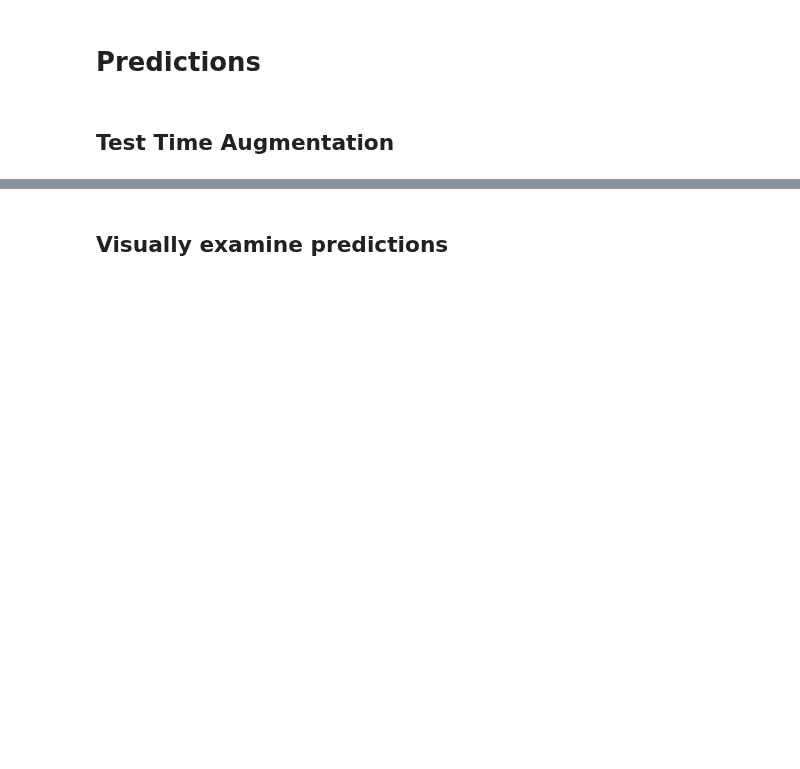
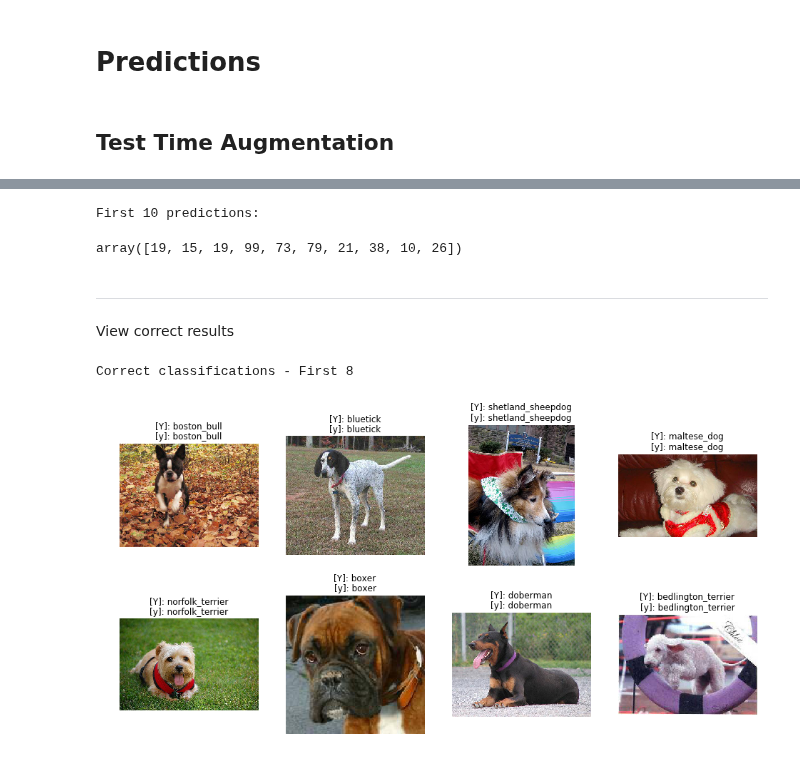
Before and after one commit to nrasch/Portfolio, a Jupyter notebook: Machine-Learning/Python/VisionTemplate.v1.ipynb, the cells around one changed output, grey strips where cells are left out. Drawn from its saved outputs; the diff is of its cells as text; code cells hidden in the pictures; blank space fills up the shorter version.

Commit message:
Initial commit of dog breed CV write-up

```diff
--- a/Machine-Learning/Python/VisionTemplate.v1.ipynb
+++ b/Machine-Learning/Python/VisionTemplate.v1.ipynb
@@ -284,9 +285,9 @@ Starting training on small images for a few epochs, then switching to bigger ima
 
 Also, *facepalm*:  `Unfreezing (in this case, training convolutional layers did not help in the slightest since the images actually came from ImageNet).`  This very likely explains why the algorithm was stuck...  :(
 # %%
-del learn
-learn = ConvLearner.pretrained(arch, data, precompute=False)
-learn.load("last_layer_aug_224")
+#del learn
+#learn = ConvLearner.pretrained(arch, data, precompute=False)
+#learn.load("last_layer_aug_224")
 # %%
 learn.set_data(get_data(299, batchSize))
 # %% [output]
@@ -366,3 +397,0 @@ log_preds, y = learn.TTA()
-# %%
-preds = np.argmax(log_preds)
-probs = np.exp(log_preds)
@@ -375,10 +397,0 @@ preds
-# %%
-preds = np.argmax(probs, axis=1)
-probs = probs[:,1]
-
-from sklearn.metrics import confusion_matrix
-cm = confusion_matrix(y, preds)
-
-plot_confusion_matrix(cm, data.classes)
-# %% [markdown]
-## Visually examine predictions
@@ -386,0 +398,42 @@ plot_val_with_title(most_by_correct(0, False), "Most incorrect dogs")
+# %%
+# Get the predictions from the class probs
+preds = np.argmax(probs, axis=1)
+
+# Examine the first 10 predictions
+print("First 10 predictions:")
+preds[:10]
+# %% [output]
+First 10 predictions:
+array([19, 15, 19, 99, 73, 79, 21, 38, 10, 26])
+# %%
+# Write some helper functions to show images along w/ true and predicted classifications
+def load_img_id(ds, idx): return np.array(PIL.Image.open(PATH+ds.fnames[idx]))
+
+def plots(ims, figsize=(12,6), rows=1, titles=None):
+    f = plt.figure(figsize=figsize)
+    for i in range(len(ims)):
+        sp = f.add_subplot(rows, len(ims)//rows, i+1)
+        sp.axis('Off')
+        if titles is not None: sp.set_title(titles[i], fontsize=12)
+        plt.imshow(ims[i])
+
+def plot_val_with_title(idxs, title):
+
+    imgs = [load_img_id(data.val_ds,x) for x in idxs]
+    title_probs = [probs[x] for x in idxs]
+
+    pred_classes = [data.classes[preds[x]] for x in idxs]
+    true_classes = [data.classes[data.val_y[x]] for x in idxs]
+
+    title_classes = ['[Y]: ' + true_classes[i] + '\n' + '[y]: ' + pred_classes[i] for i in range(len(true_classes))]
+
+    print(title)
+    return plots(imgs, rows=2, titles=title_classes, figsize=(16,8)) if len(imgs)>0 else print('Not Found.')
+# %% [markdown]
+---
+View correct results
+# %%
+plot_val_with_title(np.where(data.val_y == preds)[0][:8], "Correct classifications - First 8")
+# %% [output]
+Correct classifications - First 8
+[figure, added]
```
Also changed, not shown: parts of 33 cells of this notebook.
